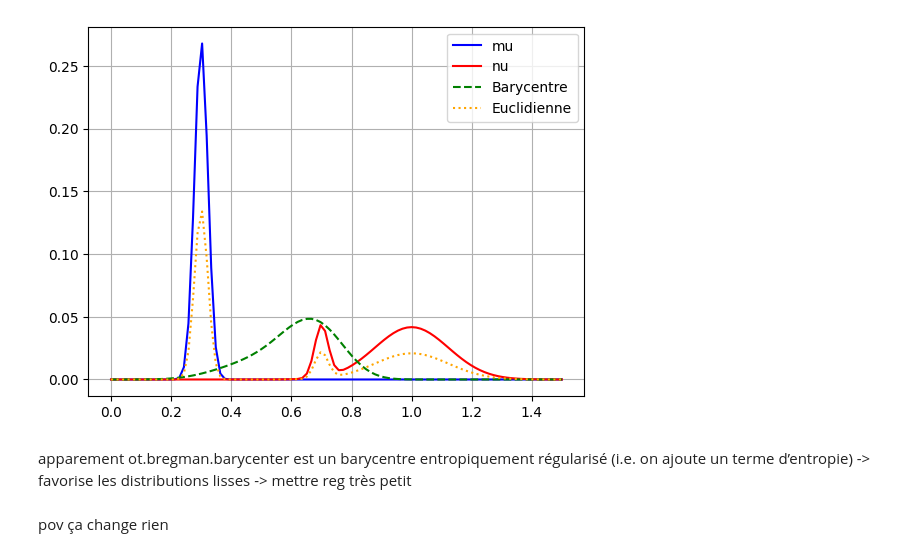
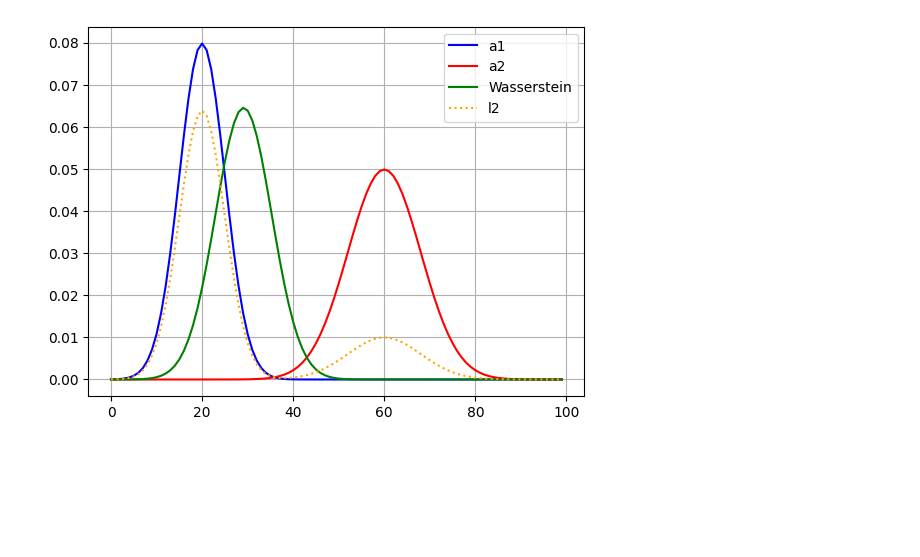
Before and after one commit to moranenzo/ML-Wasserstein, a Jupyter notebook: barycenter.ipynb, the cells around one changed output. Drawn from its saved outputs; the diff is of its cells as text; code cells hidden in the pictures; blank space fills up the shorter version.

```diff
--- a/barycenter.ipynb
+++ b/barycenter.ipynb
@@ -23,16 +9,39 @@ eucli = 0.5 * (mu+nu)
+# %%
+n = 100  # nb bins
+
+# bin positions
+x = np.arange(n, dtype=np.float64)
+
+# Gaussian distributions
+a1 = ot.datasets.make_1D_gauss(n, m=20, s=5)  # m= mean, s= std
+a2 = ot.datasets.make_1D_gauss(n, m=60, s=8)
+# %%
+# creating matrix A containing all distributions
+A = np.vstack((a1, a2)).T
+n_distributions = A.shape[1]
+
+# loss matrix + normalization
+M = ot.utils.dist0(n)
+M /= M.max()
 # %%
+alpha = 0.2  # 0<=alpha<=1
+weights = np.array([1 - alpha, alpha])
+
+# l2bary
+bary_l2 = A.dot(weights)
+
+# wasserstein
+reg = 1e-3
+bary_wass = ot.bregman.barycenter(A, M, reg, weights)
+
 # Affichage
-plt.plot(x, mu, label='mu', color='blue')
-plt.plot(x, nu, label='nu', color='red')
-plt.plot(x, barycenter, label='Barycentre', color='green', linestyle='--')
-plt.plot(x, eucli, label='Euclidienne', color='orange', linestyle=':')
+plt.plot(x, a1, label='a1', color='blue')
+plt.plot(x, a2, label='a2', color='red')
+plt.plot(x, bary_wass, label='Wasserstein', color='green')
+plt.plot(x, bary_l2, label='l2', color='orange', linestyle=':')
 
 plt.legend()
 plt.grid(True)
 plt.show()
 # %% [output]
-[figure, old version]
+[figure, new version]
-# %% [markdown]
-apparement ot.bregman.barycenter est un barycentre entropiquement régularisé (i.e. on ajoute un terme d’entropie) -> favorise les distributions lisses -> mettre reg très petit
-# %% [markdown]
-pov ça change rien
```
Also changed, not shown: parts of 5 cells of this notebook.
